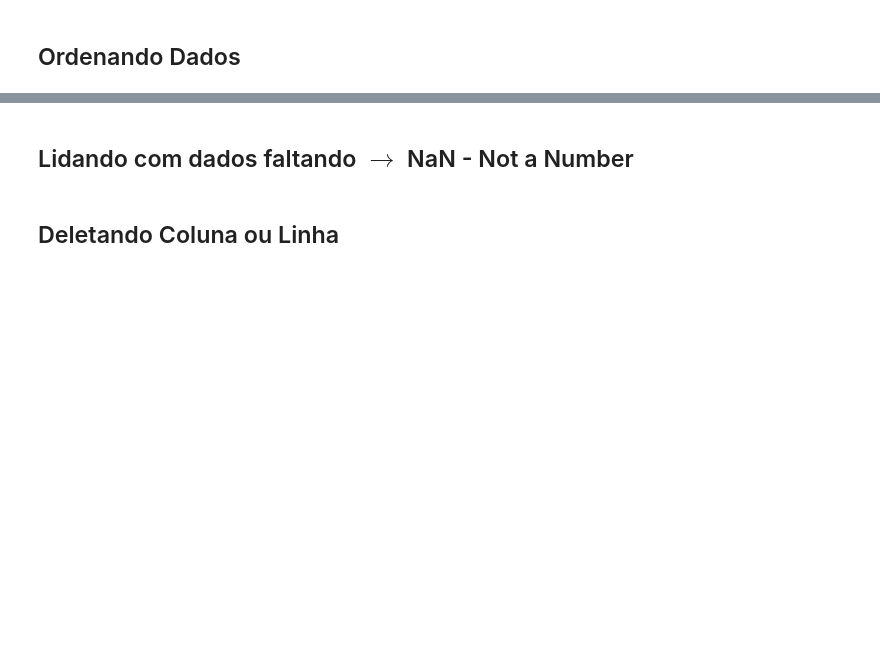
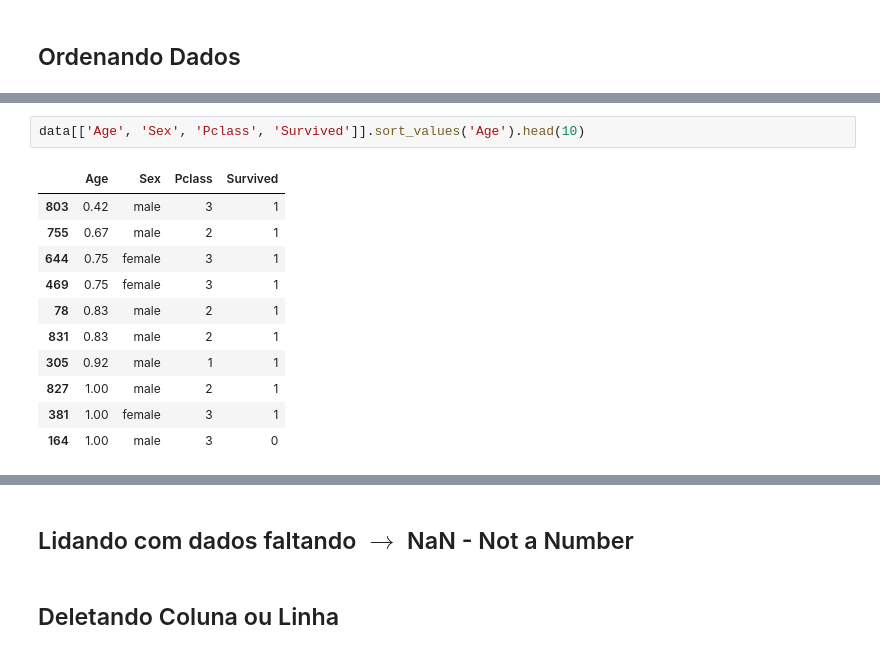
Before and after one commit to gabrielrstan/Data_Science_e_Machine_Learning_com_Estat-stica_e_Python, a Jupyter notebook: 04 - Pandas/Pandas - Vazio.ipynb, the cells around one changed output, grey strips where cells are left out. Saved outputs shown, nothing was run; the diff lists cells and outputs as text; blank space fills up the shorter version.

```diff
--- a/04 - Pandas/Pandas - Vazio.ipynb
+++ b/04 - Pandas/Pandas - Vazio.ipynb
@@ -366,0 +581,14 @@ data['Name'].iloc[2]
+# %%
+data[['Age', 'Sex', 'Pclass', 'Survived']].sort_values('Age').head(10)
+# %% [output]
+|  | Age | Sex | Pclass | Survived |
+| 803 | 0.42 | male | 3 | 1 |
+| 755 | 0.67 | male | 2 | 1 |
+| 644 | 0.75 | female | 3 | 1 |
+| 469 | 0.75 | female | 3 | 1 |
+| 78 | 0.83 | male | 2 | 1 |
+| 831 | 0.83 | male | 2 | 1 |
+| 305 | 0.92 | male | 1 | 1 |
+| 827 | 1.00 | male | 2 | 1 |
+| 381 | 1.00 | female | 3 | 1 |
+| 164 | 1.00 | male | 3 | 0 |
```
Also changed, not shown: parts of 24 cells of this notebook.
